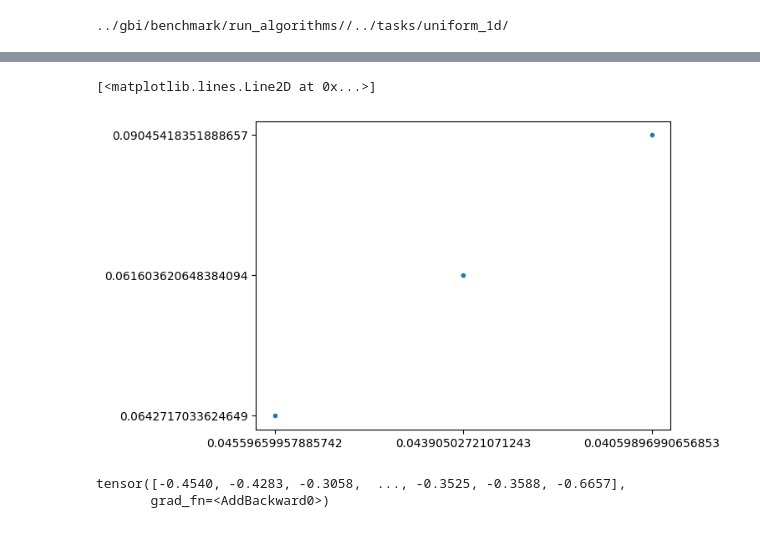
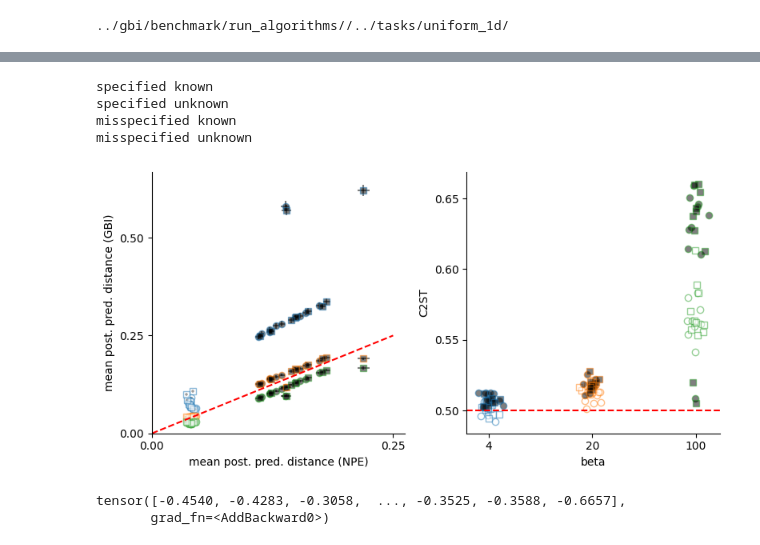
Before and after one commit to mackelab/neuralgbi, a Jupyter notebook: dev_notebook/run_inference.ipynb, the cells around one changed output, grey strips where cells are left out. Saved outputs shown, nothing was run; the diff lists cells and outputs as text; code cells hidden in the pictures.

```diff
--- a/dev_notebook/run_inference.ipynb
+++ b/dev_notebook/run_inference.ipynb
@@ -183,8 +178,57 @@ df_summary
 # %%
-plt.plot(df_summary['ppd_npe_mean'].values, df_summary['ppd_gbi_mean'].values, '.')
+# with plt.rc_context(fname="../.matplotlibrc"):
+plt.figure(figsize=(8,4))
+markers = ['*', 'o', 's', '^']
+ctr = 0
+for i_s, is_specified in enumerate(['specified', 'misspecified']):
+    for i_k, is_known in enumerate(['known', 'unknown']):
+        print(is_specified, is_known)
+        df_curr = df_summary[(df_summary['is_specified']==is_specified) & (df_summary['is_known']==is_known)]
+
+
+        for i_r, (beta, rows) in enumerate(df_curr.groupby('beta')):
+            plt.subplot(1,2,1)
+            plt.errorbar(rows['ppd_npe_mean'].values, rows['ppd_gbi_mean'].values,
+                         xerr=rows['ppd_npe_std'].values/100*3, yerr=rows['ppd_gbi_std'].values/100*3, fmt=f'k', ls='', alpha=0.5)
+
+            plt.plot(rows['ppd_npe_mean'].values, rows['ppd_gbi_mean'].values,
+                     f'C{i_r}',
+                     mfc='k' if i_s==1 else 'w',
+                     marker='o' if i_k==0 else 's',
+                     mew=1,
+                     ls='',
+                     alpha=0.5)
+
+            plt.subplot(1,2,2)
+            plt.plot(i_r*np.ones_like(rows['c2st'])+np.random.randn(len(rows))*0.05, rows['c2st'], f'C{i_r}',
+                     mfc='k' if i_s==1 else 'w',
+                     marker='o' if i_k==0 else 's',
+                     mew=1,
+                     ls='',
+                     alpha=0.5
+                    )
+        ctr+=1
+
+plt.subplot(1,2,1)
+plt.plot([0,.25], [0,.25], 'r--')
+plt.xlabel('mean post. pred. distance (NPE)'); plt.ylabel('mean post. pred. distance (GBI)');
+plt.xlim([0, None]);    plt.ylim([0, None]);
+plt.xticks([0,0.25]);plt.yticks([0,0.25, 0.5]);
+plt.gca().spines[['right', 'top']].set_visible(False)
+
+plt.subplot(1,2,2)
+plt.axhline(0.5, color='r', ls='--')
+plt.gca().spines[['right', 'top']].set_visible(False)
+plt.xlabel('beta');plt.ylabel('C2ST');
+plt.xticks([0,1,2], labels=[4,20,100]);plt.yticks([0.5, 0.55, 0.6, 0.65]);
+
+plt.tight_layout()
 # %% [output]
-[<matplotlib.lines.Line2D at 0x...>]
+specified known
+specified unknown
+misspecified known
+misspecified unknown
-[figure, old version]
+[figure, new version]
 # %%
 
 def tempered_potential(potential_fn, beta):
```
Also changed, not shown: parts of 3 cells of this notebook, 1 other file.
